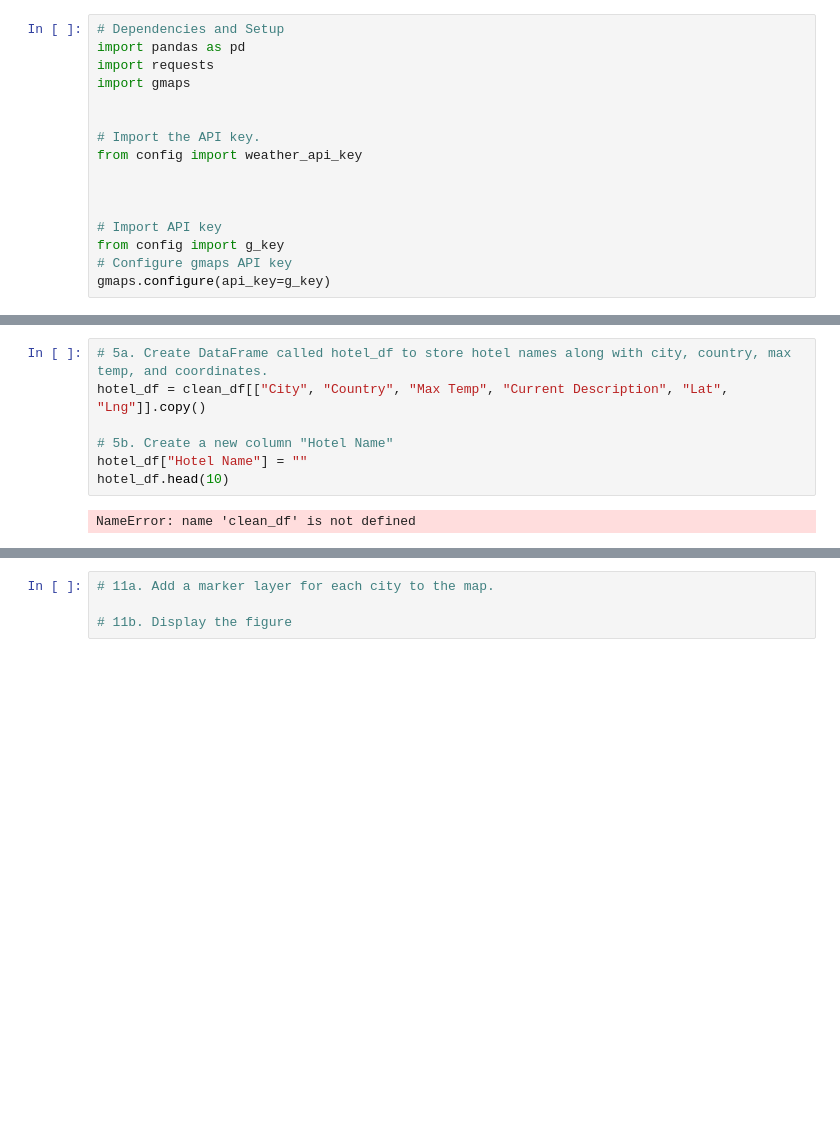
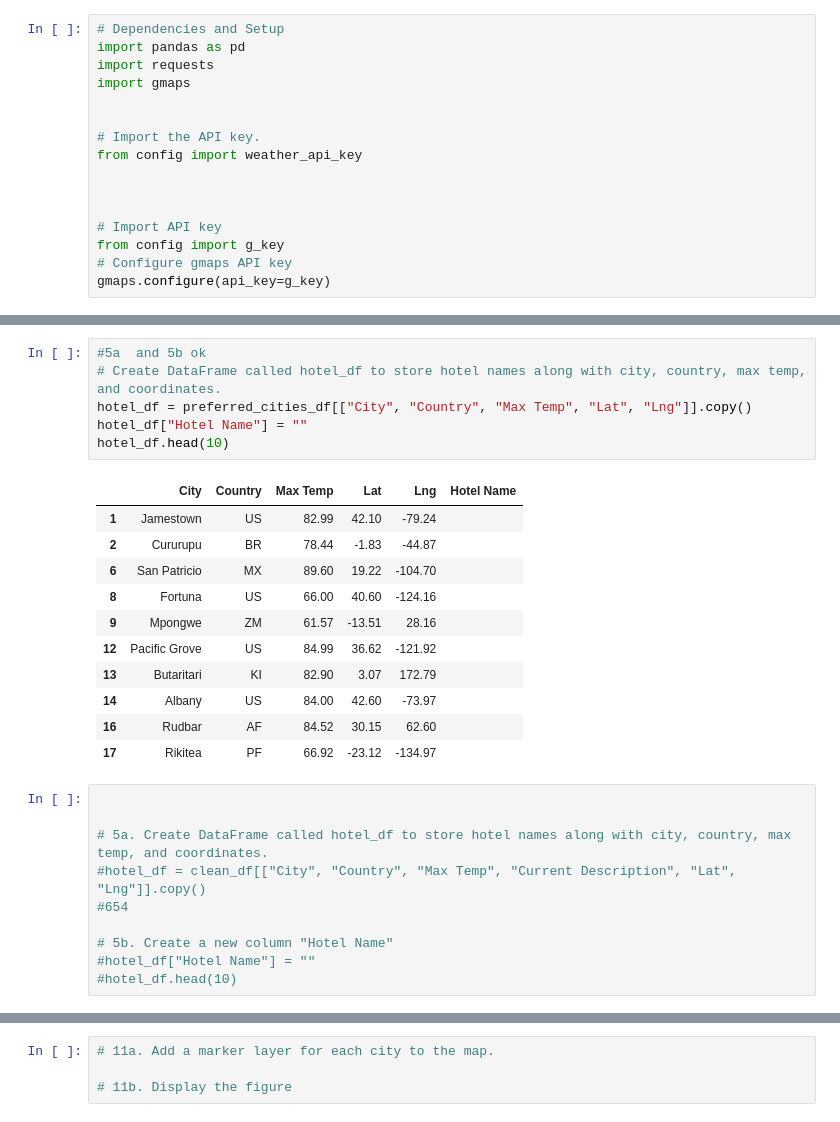
Before and after one commit to mpatubo/World_Weather_Analysis, a Jupyter notebook: Vacation_Search.ipynb, the cells around one changed output, grey strips where cells are left out. Drawn from its saved outputs; the diff is of its cells as text; blank space fills up the shorter version.

```diff
--- a/Vacation_Search.ipynb
+++ b/Vacation_Search.ipynb
@@ -76,9 +126,28 @@ dtype: int64
+# %%
+#5a  and 5b ok
+# Create DataFrame called hotel_df to store hotel names along with city, country, max temp, and coordinates.
+hotel_df = preferred_cities_df[["City", "Country", "Max Temp", "Lat", "Lng"]].copy()
+hotel_df["Hotel Name"] = ""
+hotel_df.head(10)
+# %% [output]
+|  | City | Country | Max Temp | Lat | Lng | Hotel Name |
+| 1 | Jamestown | US | 82.99 | 42.10 | -79.24 |  |
+| 2 | Cururupu | BR | 78.44 | -1.83 | -44.87 |  |
+| 6 | San Patricio | MX | 89.60 | 19.22 | -104.70 |  |
+| 8 | Fortuna | US | 66.00 | 40.60 | -124.16 |  |
+| 9 | Mpongwe | ZM | 61.57 | -13.51 | 28.16 |  |
+| 12 | Pacific Grove | US | 84.99 | 36.62 | -121.92 |  |
+| 13 | Butaritari | KI | 82.90 | 3.07 | 172.79 |  |
+| 14 | Albany | US | 84.00 | 42.60 | -73.97 |  |
+| 16 | Rudbar | AF | 84.52 | 30.15 | 62.60 |  |
+| 17 | Rikitea | PF | 66.92 | -23.12 | -134.97 |  |
 # %%
+
+
 # 5a. Create DataFrame called hotel_df to store hotel names along with city, country, max temp, and coordinates.
-hotel_df = clean_df[["City", "Country", "Max Temp", "Current Description", "Lat", "Lng"]].copy()
+#hotel_df = clean_df[["City", "Country", "Max Temp", "Current Description", "Lat", "Lng"]].copy()
+#654
 
 # 5b. Create a new column "Hotel Name"
-hotel_df["Hotel Name"] = ""
-hotel_df.head(10)
+#hotel_df["Hotel Name"] = ""
+#hotel_df.head(10)
-# %% [output]
-NameError: name 'clean_df' is not defined
```
Also changed, not shown: parts of 26 cells of this notebook, 2 other files.
